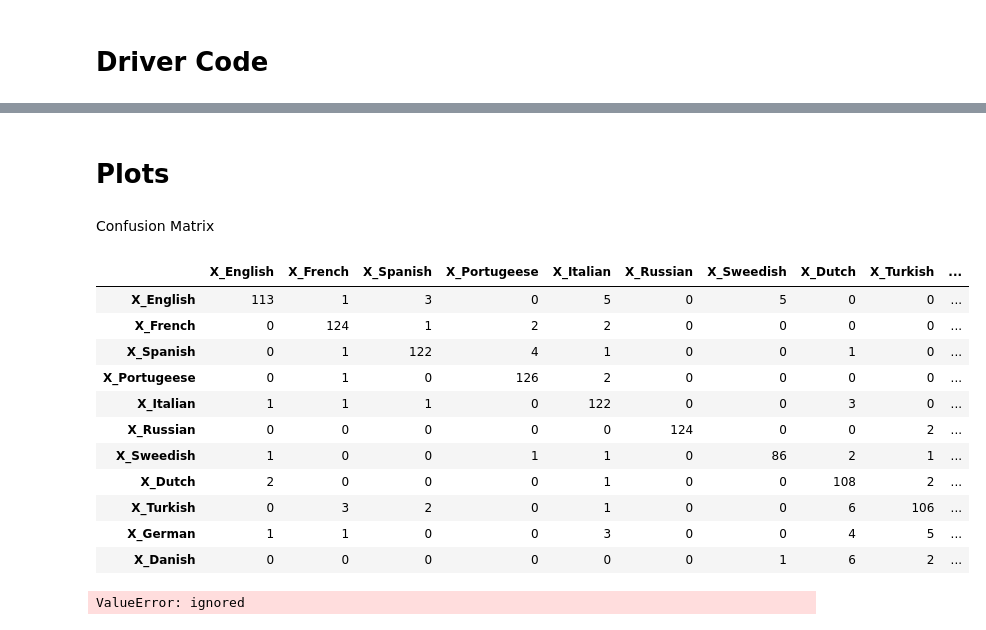
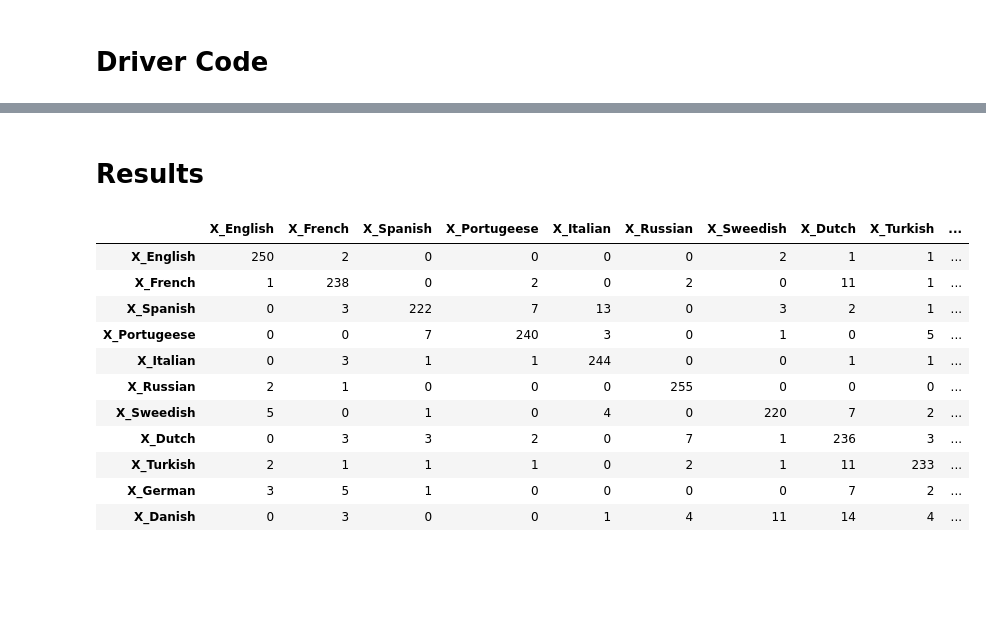
Before and after one commit to dhyanachidvilas/Hyperdimensional-Computing-v.-Deep-Learning, a Jupyter notebook: Language_Recognition_(Robustness_Testing).ipynb, the cells around one changed output, grey strips where cells are left out. Cells and saved outputs as stored; diff of their text form; code cells hidden in the pictures; blank space fills up the shorter version.

```diff
--- a/Language_Recognition_(Robustness_Testing).ipynb
+++ b/Language_Recognition_(Robustness_Testing).ipynb
@@ -46,3 +46,6 @@ df_new.head()
 | 2 | English | The study of nature is a large, i... |
 | 3 | English | Although humans are part of natur... |
 | 4 | English | [1] The word nature is borrowed f... |
+# %%
+df_new = df_new.sample(frac=1)
+df_new = df_new.reset_index().drop(['index'], axis = 1)
@@ -138,19 +150,19 @@ len(all_char_list)
 # 'Turkish': 474,
 # 'German': 470,
 # 'Danish': 428
+# [0:428]
 
-
-X_English = X[y == 'English'].reset_index().drop('index', axis = 1)[0:428]
-X_French = X[y == 'French'].reset_index().drop('index', axis = 1)[0:428]
-X_Spanish = X[y == 'Spanish'].reset_index().drop('index', axis = 1)[0:428]
-X_Portugeese = X[y == 'Portugeese'].reset_index().drop('index', axis = 1)[0:428]
-X_Italian = X[y == 'Italian'].reset_index().drop('index', axis = 1)[0:428]
-X_Russian = X[y == 'Russian'].reset_index().drop('index', axis = 1)[0:428]
-X_Sweedish = X[y == 'Sweedish'].reset_index().drop('index', axis = 1)[0:428]
-X_Dutch = X[y == 'Dutch'].reset_index().drop('index', axis = 1)[0:428]
-X_Turkish = X[y == 'Turkish'].reset_index().drop('index', axis = 1)[0:428]
-X_German = X[y == 'German'].reset_index().drop('index', axis = 1)[0:428]
-X_Danish = X[y == 'Danish'].reset_index().drop('index', axis = 1)[0:428]
+X_English = X[y == 'English'].reset_index().drop('index', axis = 1)
+X_French = X[y == 'French'].reset_index().drop('index', axis = 1)
+X_Spanish = X[y == 'Spanish'].reset_index().drop('index', axis = 1)
+X_Portugeese = X[y == 'Portugeese'].reset_index().drop('index', axis = 1)
+X_Italian = X[y == 'Italian'].reset_index().drop('index', axis = 1)
+X_Russian = X[y == 'Russian'].reset_index().drop('index', axis = 1)
+X_Sweedish = X[y == 'Sweedish'].reset_index().drop('index', axis = 1)
+X_Dutch = X[y == 'Dutch'].reset_index().drop('index', axis = 1)
+X_Turkish = X[y == 'Turkish'].reset_index().drop('index', axis = 1)
+X_German = X[y == 'German'].reset_index().drop('index', axis = 1)
+X_Danish = X[y == 'Danish'].reset_index().drop('index', axis = 1)
 
 Data = [X_English, X_French, X_Spanish, X_Portugeese, X_Italian, X_Russian, X_Sweedish, X_Dutch, X_Turkish, X_German, X_Danish]
 # %% [markdown]
@@ -453,3 +521,10 @@ df_res_rob = pd.DataFrame(columns = list_of_langs)
+# %%
+# df_res = pd.DataFrame(columns = list_of_langs)
+# df_res_rob = pd.DataFrame(columns = list_of_langs)
+df_res_list = []
+for i in range(len(N_grams)):
+  df_res_list.append(pd.DataFrame(columns = list_of_langs))
 # %%
-confusion_matrix = pd.DataFrame(0, index = list_of_langs[0:len(list_of_langs)-1] ,columns = list_of_langs[0:len(list_of_langs)-1])
-confusion_matrix
+conf_matrices = []
+for i in range(len(dimensions)):
+  conf_matrices.append(pd.DataFrame(0, index = list_of_langs[0:len(list_of_langs)-1] ,columns = list_of_langs[0:len(list_of_langs)-1]))
@@ -542,4 +571,2 @@ IndexError: ignored
 # %% [markdown]
-# Plots
+# Results
-# %% [markdown]
-Confusion Matrix
@@ -546,23 +583,18 @@ Confusion Matrix
 # %%
-confusion_matrix.style.background_gradient(cmap ='gnuplot2')\
+conf_matrices[0].style.background_gradient(cmap ='gnuplot2')\
         .set_properties(**{'font-size': '20px'})
 # %% [output]
 |  | X_English | X_French | X_Spanish | X_Portugeese | X_Italian | X_Russian | X_Sweedish | X_Dutch | X_Turkish | ... |
-| X_English | 113 | 1 | 3 | 0 | 5 | 0 | 5 | 0 | 0 | ... |
-| X_French | 0 | 124 | 1 | 2 | 2 | 0 | 0 | 0 | 0 | ... |
-| X_Spanish | 0 | 1 | 122 | 4 | 1 | 0 | 0 | 1 | 0 | ... |
-| X_Portugeese | 0 | 1 | 0 | 126 | 2 | 0 | 0 | 0 | 0 | ... |
-| X_Italian | 1 | 1 | 1 | 0 | 122 | 0 | 0 | 3 | 0 | ... |
-| X_Russian | 0 | 0 | 0 | 0 | 0 | 124 | 0 | 0 | 2 | ... |
-| X_Sweedish | 1 | 0 | 0 | 1 | 1 | 0 | 86 | 2 | 1 | ... |
-| X_Dutch | 2 | 0 | 0 | 0 | 1 | 0 | 0 | 108 | 2 | ... |
-| X_Turkish | 0 | 3 | 2 | 0 | 1 | 0 | 0 | 6 | 106 | ... |
-| X_German | 1 | 1 | 0 | 0 | 3 | 0 | 0 | 4 | 5 | ... |
-| X_Danish | 0 | 0 | 0 | 0 | 0 | 0 | 1 | 6 | 2 | ... |
+| X_English | 250 | 2 | 0 | 0 | 0 | 0 | 2 | 1 | 1 | ... |
+| X_French | 1 | 238 | 0 | 2 | 0 | 2 | 0 | 11 | 1 | ... |
+| X_Spanish | 0 | 3 | 222 | 7 | 13 | 0 | 3 | 2 | 1 | ... |
+| X_Portugeese | 0 | 0 | 7 | 240 | 3 | 0 | 1 | 0 | 5 | ... |
+| X_Italian | 0 | 3 | 1 | 1 | 244 | 0 | 0 | 1 | 1 | ... |
+| X_Russian | 2 | 1 | 0 | 0 | 0 | 255 | 0 | 0 | 0 | ... |
+| X_Sweedish | 5 | 0 | 1 | 0 | 4 | 0 | 220 | 7 | 2 | ... |
+| X_Dutch | 0 | 3 | 3 | 2 | 0 | 7 | 1 | 236 | 3 | ... |
+| X_Turkish | 2 | 1 | 1 | 1 | 0 | 2 | 1 | 11 | 233 | ... |
+| X_German | 3 | 5 | 1 | 0 | 0 | 0 | 0 | 7 | 2 | ... |
+| X_Danish | 0 | 3 | 0 | 0 | 1 | 4 | 11 | 14 | 4 | ... |
-# %%
-df_res['Dimension'] = dimensions
-df_res_rob['Dimension'] = dimensions
-# %% [output]
-ValueError: ignored
 # %%
 df_res
```
Also changed, not shown: parts of 34 cells of this notebook, 1 other file.
